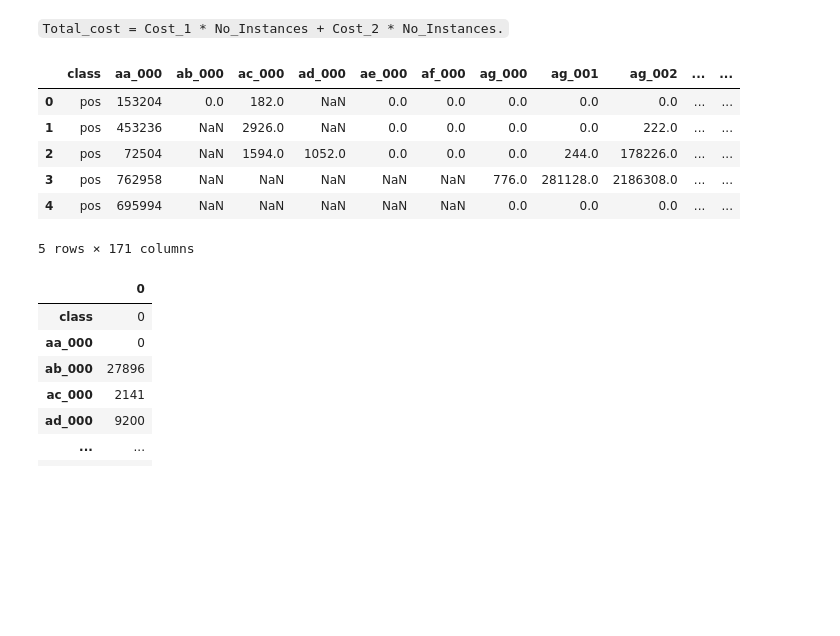
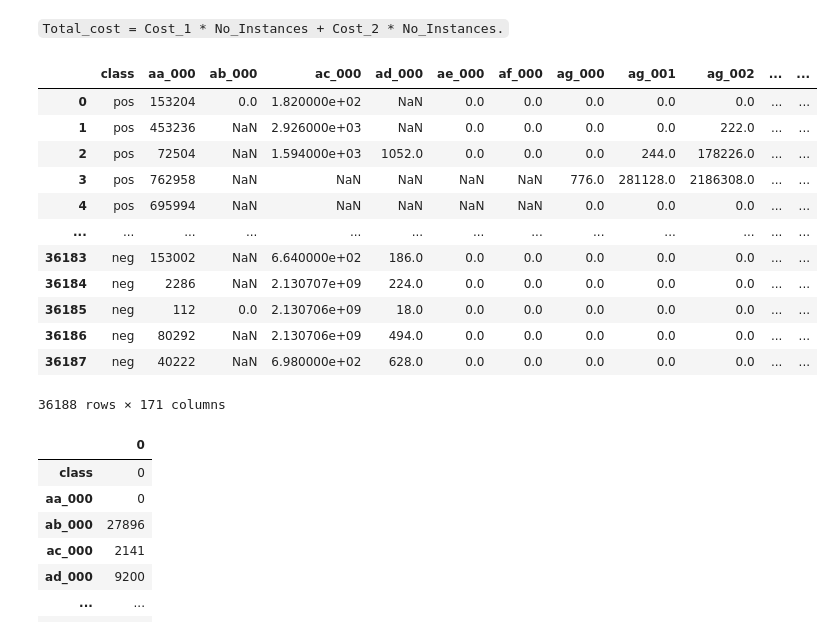
Before and after one commit to Chimmz/sensor-fault-detection, a Jupyter notebook: APS_fault.ipynb, the cells around one changed output. Saved outputs shown, nothing was run; the diff lists cells and outputs as text; code cells hidden in the pictures; blank space fills up the shorter version.

```diff
--- a/APS_fault.ipynb
+++ b/APS_fault.ipynb
@@ -15,12 +12,20 @@ import seaborn as sns
 # %%
-df = pd.read_csv('/content/train.csv', na_values='na')
-df.head()
+# read the data
+
+df = pd.read_csv("/content/drive/MyDrive/Colab Notebooks/ml_project/dataset/APS/train.csv", na_values="na")
+df
 # %% [output]
 |  | class | aa_000 | ab_000 | ac_000 | ad_000 | ae_000 | af_000 | ag_000 | ag_001 | ag_002 | ... | ... |
-| 0 | pos | 153204 | 0.0 | 182.0 | NaN | 0.0 | 0.0 | 0.0 | 0.0 | 0.0 | ... | ... |
-| 1 | pos | 453236 | NaN | 2926.0 | NaN | 0.0 | 0.0 | 0.0 | 0.0 | 222.0 | ... | ... |
-| 2 | pos | 72504 | NaN | 1594.0 | 1052.0 | 0.0 | 0.0 | 0.0 | 244.0 | 178226.0 | ... | ... |
+| 0 | pos | 153204 | 0.0 | 1.820000e+02 | NaN | 0.0 | 0.0 | 0.0 | 0.0 | 0.0 | ... | ... |
+| 1 | pos | 453236 | NaN | 2.926000e+03 | NaN | 0.0 | 0.0 | 0.0 | 0.0 | 222.0 | ... | ... |
+| 2 | pos | 72504 | NaN | 1.594000e+03 | 1052.0 | 0.0 | 0.0 | 0.0 | 244.0 | 178226.0 | ... | ... |
 | 3 | pos | 762958 | NaN | NaN | NaN | NaN | NaN | 776.0 | 281128.0 | 2186308.0 | ... | ... |
 | 4 | pos | 695994 | NaN | NaN | NaN | NaN | NaN | 0.0 | 0.0 | 0.0 | ... | ... |
+| ... | ... | ... | ... | ... | ... | ... | ... | ... | ... | ... | ... | ... |
+| 36183 | neg | 153002 | NaN | 6.640000e+02 | 186.0 | 0.0 | 0.0 | 0.0 | 0.0 | 0.0 | ... | ... |
+| 36184 | neg | 2286 | NaN | 2.130707e+09 | 224.0 | 0.0 | 0.0 | 0.0 | 0.0 | 0.0 | ... | ... |
+| 36185 | neg | 112 | 0.0 | 2.130706e+09 | 18.0 | 0.0 | 0.0 | 0.0 | 0.0 | 0.0 | ... | ... |
+| 36186 | neg | 80292 | NaN | 2.130706e+09 | 494.0 | 0.0 | 0.0 | 0.0 | 0.0 | 0.0 | ... | ... |
+| 36187 | neg | 40222 | NaN | 6.980000e+02 | 628.0 | 0.0 | 0.0 | 0.0 | 0.0 | 0.0 | ... | ... |
-5 rows × 171 columns
+36188 rows × 171 columns
 # %%
```
Also changed, not shown: parts of 41 cells of this notebook.
